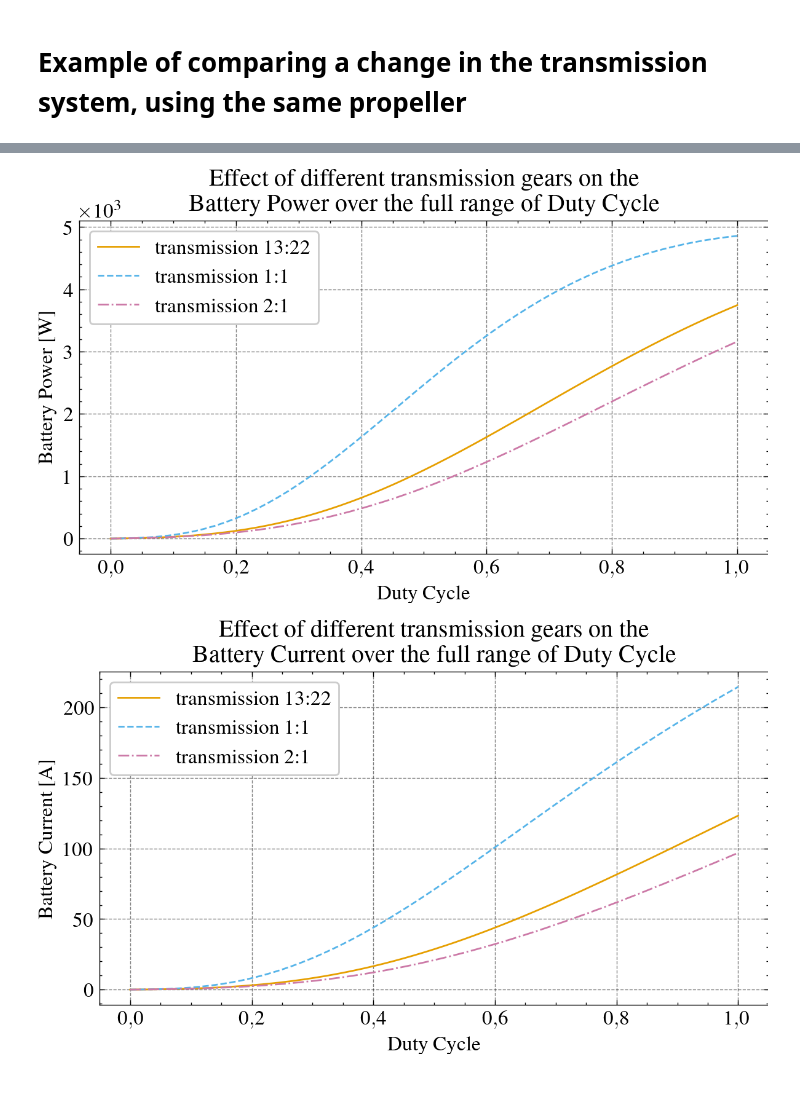
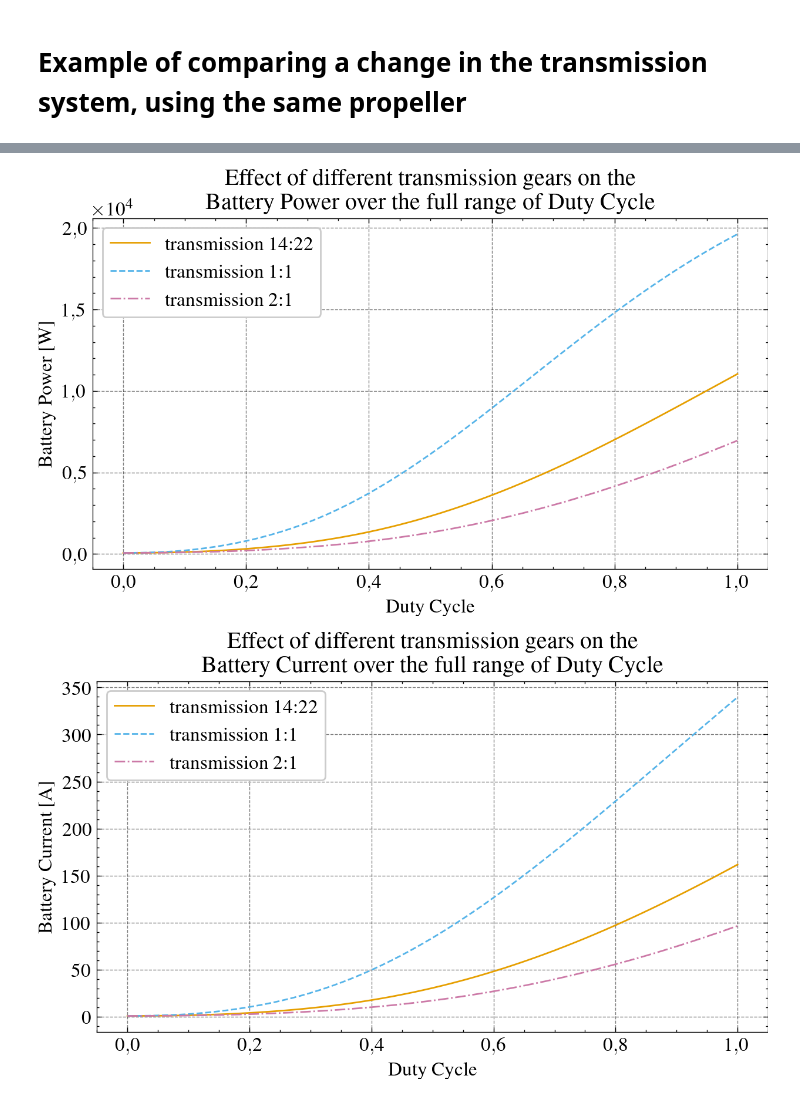
Before and after one commit to joaoantoniocardoso/solarboat_simulator, a Jupyter notebook: models/2020/boat/solar_boat_another_transmission.ipynb, the cells around one changed output, grey strips where cells are left out. Saved outputs shown, nothing was run; the diff lists cells and outputs as text; code cells hidden in the pictures.

```diff
--- a/models/2020/boat/solar_boat_another_transmission.ipynb
+++ b/models/2020/boat/solar_boat_another_transmission.ipynb
@@ -46,0 +19,5 @@ solar_boat_params = generation_params | battery_params | propulsion_params
+# %%
+solar_boat_params = load_model_params_from_json(
+    "../../../models/2020/boat/solar_boat_params.json"
+)
+solar_boat_params
@@ -180,10 +62,10 @@ race_duration = timedelta(minutes=1)
 timestamp = pd.date_range(start=start_date, end=start_date + race_duration, freq='s')
 
 irradiation = 0
-solar_poa = np.ones(timestamp.shape) * irradiation
+pv_g = np.ones(timestamp.shape) * irradiation
 
 esc_d = np.linspace(0, 1, timestamp.size)
 
-df = pd.DataFrame(dict(timestamp=timestamp, solar_poa=solar_poa, esc_d=esc_d)).set_index('timestamp')
+df = pd.DataFrame(dict(timestamp=timestamp, pv_g=pv_g, esc_d=esc_d)).set_index('timestamp')
 df
 # %% [output]
@@ -269,36 +127,37 @@ results_transmission_3['prop_p_in'] = results_transmission_3['prop_w'] * results
 # %%
+results_transmission_1['batt_p'] = results_transmission_1['batt_p_out'] - results_transmission_1['batt_p_in']
+results_transmission_2['batt_p'] = results_transmission_2['batt_p_out'] - results_transmission_2['batt_p_in']
+results_transmission_3['batt_p'] = results_transmission_3['batt_p_out'] - results_transmission_3['batt_p_in']
+
 plt.figure()
-plt.plot(results_transmission_1['D'], results_transmission_1['batt_p'], label='transmission 13:22')
-plt.plot(results_transmission_2['D'], results_transmission_2['batt_p'], label='transmission 1:1')
-plt.plot(results_transmission_3['D'], results_transmission_3['batt_p'], label='transmission 2:1')
+plt.plot(results_transmission_1['esc_d'], results_transmission_1['batt_p'], label='transmission 14:22')
+plt.plot(results_transmission_2['esc_d'], results_transmission_2['batt_p'], label='transmission 1:1')
+plt.plot(results_transmission_3['esc_d'], results_transmission_3['batt_p'], label='transmission 2:1')
 plt.xlabel("Duty Cycle")
 plt.ylabel("Battery Power [W]")
 plt.title("Effect of different transmission gears on the \nBattery Power over the full range of Duty Cycle")
 plt.legend()
-plt.tight_layout()
-plt.show()
+plt.show();
 
 plt.figure()
-plt.plot(results_transmission_1['D'], results_transmission_1['batt_i'], label='transmission 13:22')
-plt.plot(results_transmission_2['D'], results_transmission_2['batt_i'], label='transmission 1:1')
-plt.plot(results_transmission_3['D'], results_transmission_3['batt_i'], label='transmission 2:1')
+plt.plot(results_transmission_1['esc_d'], results_transmission_1['batt_i'], label='transmission 14:22')
+plt.plot(results_transmission_2['esc_d'], results_transmission_2['batt_i'], label='transmission 1:1')
+plt.plot(results_transmission_3['esc_d'], results_transmission_3['batt_i'], label='transmission 2:1')
 plt.xlabel("Duty Cycle")
 plt.ylabel("Battery Current [A]")
 plt.title("Effect of different transmission gears on the \nBattery Current over the full range of Duty Cycle")
 plt.legend()
-plt.tight_layout()
-plt.show()
+plt.show();
 
 plt.figure()
-plt.plot(results_transmission_1['D'], results_transmission_1['batt_v'], label='transmission 13:22')
-plt.plot(results_transmission_2['D'], results_transmission_2['batt_v'], label='transmission 1:1')
-plt.plot(results_transmission_3['D'], results_transmission_3['batt_v'], label='transmission 2:1')
+plt.plot(results_transmission_1['esc_d'], results_transmission_1['batt_v'], label='transmission 14:22')
+plt.plot(results_transmission_2['esc_d'], results_transmission_2['batt_v'], label='transmission 1:1')
+plt.plot(results_transmission_3['esc_d'], results_transmission_3['batt_v'], label='transmission 2:1')
 plt.xlabel("Duty Cycle")
 plt.ylabel("Battery Voltage [V]")
 plt.title("Effect of different transmission gears on the \nBattery Voltage over the full range of Duty Cycle")
 plt.legend()
-plt.tight_layout()
-plt.show()
+plt.show();
 # %% [output]
-[figure, old version]
+[figure, new version]
-[figure, old version]
+[figure, new version]
```
Also changed, not shown: parts of 19 cells of this notebook, 6 other files.
